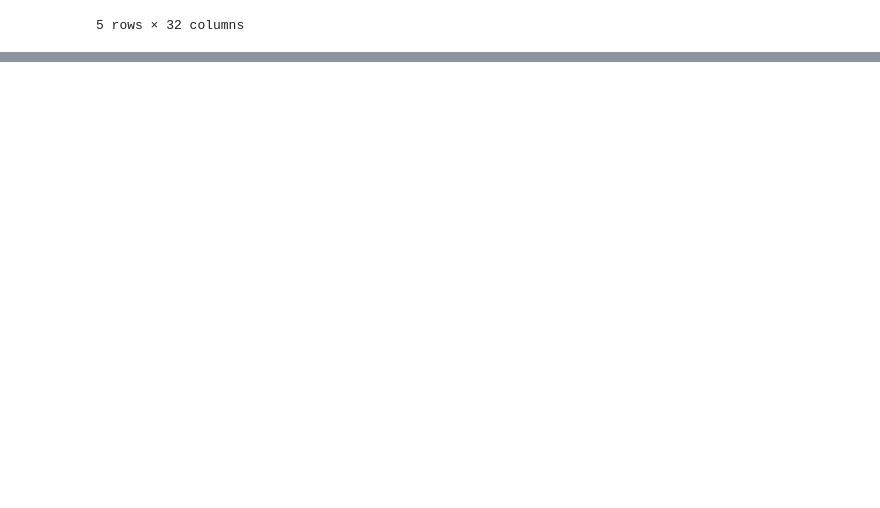
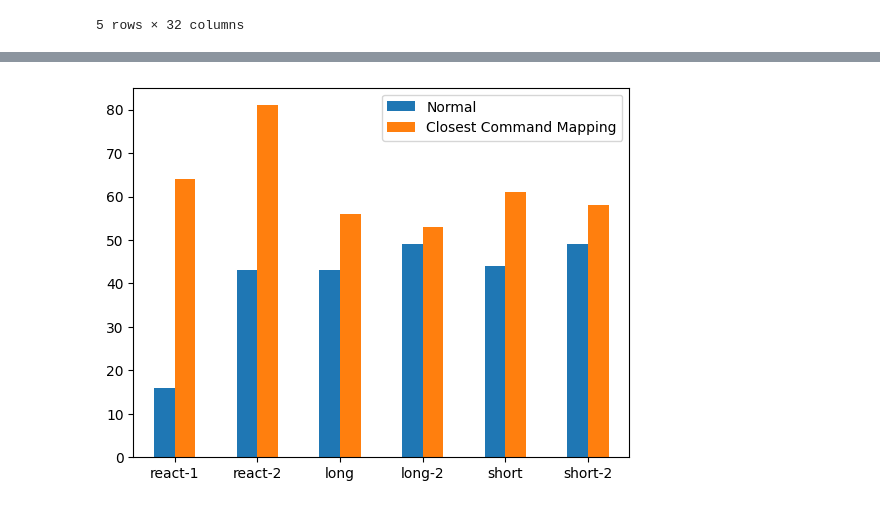
Before and after one commit to ai-nikolai/LLamp, a Jupyter notebook: playgrounds/analysis_alfworld_eval_notebook.ipynb, the cells around one changed output, grey strips where cells are left out. Saved outputs shown, nothing was run; the diff lists cells and outputs as text; code cells hidden in the pictures; blank space fills up the shorter version.

```diff
--- a/playgrounds/analysis_alfworld_eval_notebook.ipynb
+++ b/playgrounds/analysis_alfworld_eval_notebook.ipynb
@@ -543,0 +536,3 @@ x.head()
+# %%
+x = analyse_deepdive(deepdive)
+x.head()
@@ -543,0 +563,12 @@ x.head()
+# %%
+data = {'react-1': 16, 'react-1_modified': 64, 'react-2': 43, 'react-2_modified': 81, 'long': 43, 'long_modified': 56, 'short': 44, 'short_modified': 61, 'short-2': 49, 'short-2_modified': 58, 'long-2': 49, 'long-2_modified': 53, 'short-2-swaped': 64, 'short-2-swaped_modified': 68, 'long-2-swaped': 55, 'long-2-swaped_modified': 57, 'react-2-swaped': 55, 'react-2-swaped_modified': 88, 'short-1-swaped': 33, 'short-1-swaped_modified': 41, 'react-1-swaped': 14, 'react-1-swaped_modified': 61, 'long-1-swaped': 30, 'long-1-swaped_modified': 34}
+data_index = ["react-1","react-2","long","long-2","short","short-2"]
+data_index_swaped = ["react-1-swaped","react-2-swaped","long-1-swaped","long-2-swaped","short-1-swaped","short-2-swaped"]
+modifier = "_modified"
+data_normal = [data[x] for x in data_index]
+data_modified = [data[x+modifier] for x in data_index]
+df = pd.DataFrame({'Normal': data_normal,
+                   'Closest Command Mapping': data_modified}, index=data_index)
+ax = df.plot.bar(rot=0)
+# %% [output]
+[figure, added]
```
Also changed, not shown: parts of 12 cells of this notebook, 3 other files.
